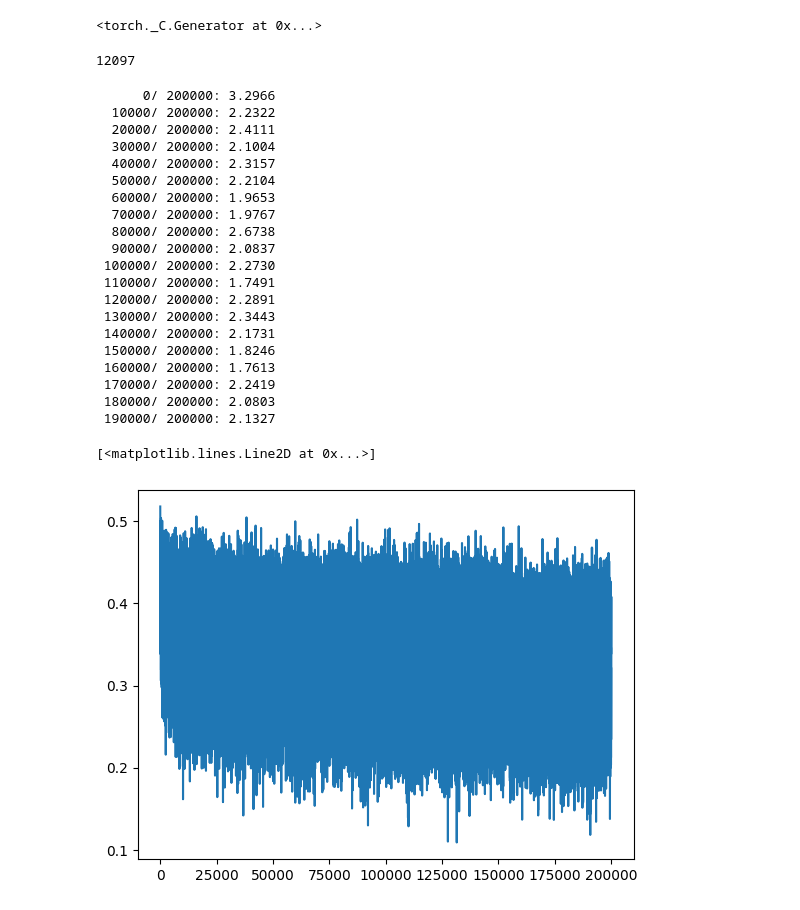
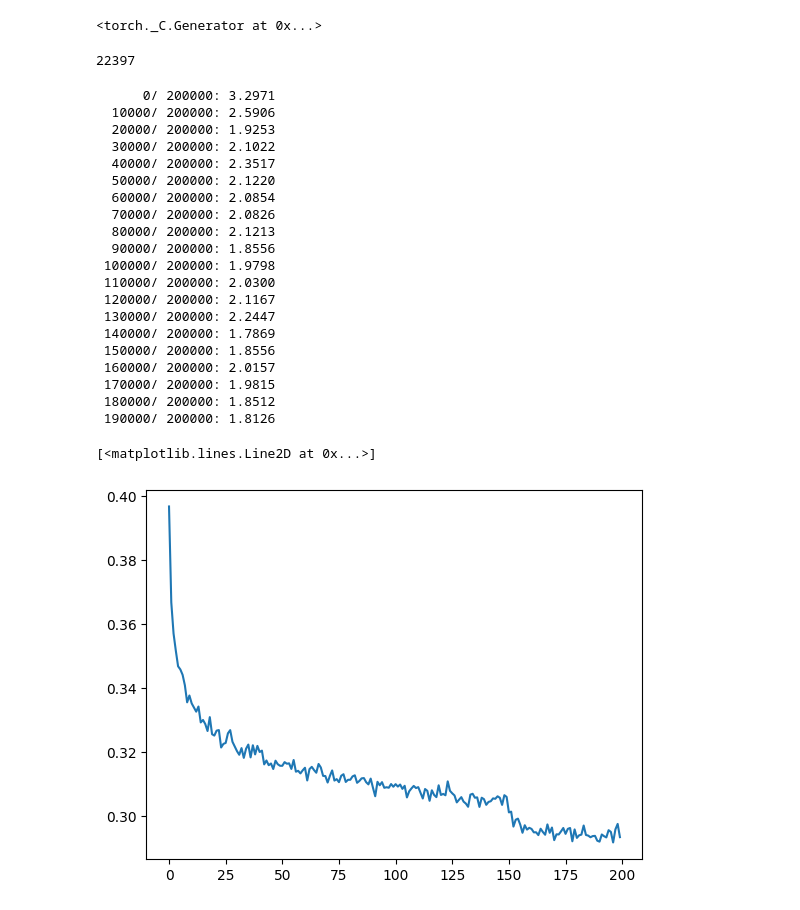
Before and after one commit to EvanChisholm1/nn0-hero, a Jupyter notebook: makemorept5.ipynb, the cells around one changed output. Cells and saved outputs as stored; diff of their text form; code cells hidden in the pictures.

```diff
--- a/makemorept5.ipynb
+++ b/makemorept5.ipynb
@@ -24,7 +24,7 @@ print(vocab_size)
 {1: 'a', 2: 'b', 3: 'c', 4: 'd', 5: 'e', 6: 'f', 7: 'g', 8: 'h', 9: 'i', 10: 'j', 11: 'k', 12: 'l', 13: 'm', 14: 'n', 15: 'o', 16: 'p', 17: 'q', 18: 'r', 19: 's', 20: 't', 21: 'u', 22: 'v', 23: 'w', 2 ...
 27
 # %%
-block_size = 3
+block_size = 8
 
 def build_dataset(words):
     X, Y = [], []
@@ -118,23 +156,25 @@ torch.manual_seed(42)
 <torch._C.Generator at 0x...>
 # %%
 n_embd = 10
-n_hidden = 200
-C = torch.randn((vocab_size, n_embd))
-layers = [
-    Linear(n_embd * block_size, n_hidden, bias=False), BatchNorm1d(n_hidden), Tanh(),
+n_hidden = 68
+model = Sequential([
+    Embedding(vocab_size, n_embd),
+    FlattenConsecutive(2), Linear(n_embd * 2, n_hidden, bias=False), BatchNorm1d(n_hidden), Tanh(),
+    FlattenConsecutive(2), Linear(n_hidden * 2, n_hidden, bias=False), BatchNorm1d(n_hidden), Tanh(),
+    FlattenConsecutive(2), Linear(n_hidden * 2, n_hidden, bias=False), BatchNorm1d(n_hidden), Tanh(),
     Linear(n_hidden, vocab_size)
-]
+])
 
 with torch.no_grad():
-    layers[-1].weight *= 0.1
+    model.layers[-1].weight *= 0.1
 
-parameters = [C] + [p for layer in layers for p in layer.parameters()]
+parameters = model.parameters()
 print(sum(p.nelement() for p in parameters))
 
 for p in parameters:
     p.requires_grad = True
 # %% [output]
-12097
+22397
 # %%
 max_steps = 200000
 batch_size = 32
@@ -145,12 +185,9 @@ for i in range(max_steps):
     ix = torch.randint(0, Xtr.shape[0], (batch_size,))
     Xb, Yb = Xtr[ix], Ytr[ix]
 
-    emb = C[Xb]
-    x = emb.view(emb.shape[0], -1)
-    for layer in layers:
-        x = layer(x)
-
-    loss = F.cross_entropy(x, Yb)
+    # x = Xb
+    logits = model(Xb)
+    loss = F.cross_entropy(logits, Yb)
 
     for p in parameters:
         p.grad = None
@@ -163,30 +200,31 @@ for i in range(max_steps):
     if i % 10000 == 0:
         print(f'{i:7d}/{max_steps:7d}: {loss.item():.4f}')
     lossi.append(loss.log10().item())
+    # break
 # %% [output]
-      0/ 200000: 3.2966
-  10000/ 200000: 2.2322
-  20000/ 200000: 2.4111
-  30000/ 200000: 2.1004
-  40000/ 200000: 2.3157
-  50000/ 200000: 2.2104
-  60000/ 200000: 1.9653
-  70000/ 200000: 1.9767
-  80000/ 200000: 2.6738
-  90000/ 200000: 2.0837
- 100000/ 200000: 2.2730
- 110000/ 200000: 1.7491
- 120000/ 200000: 2.2891
- 130000/ 200000: 2.3443
- 140000/ 200000: 2.1731
- 150000/ 200000: 1.8246
- 160000/ 200000: 1.7613
- 170000/ 200000: 2.2419
- 180000/ 200000: 2.0803
- 190000/ 200000: 2.1327
+      0/ 200000: 3.2971
+  10000/ 200000: 2.5906
+  20000/ 200000: 1.9253
+  30000/ 200000: 2.1022
+  40000/ 200000: 2.3517
+  50000/ 200000: 2.1220
+  60000/ 200000: 2.0854
+  70000/ 200000: 2.0826
+  80000/ 200000: 2.1213
+  90000/ 200000: 1.8556
+ 100000/ 200000: 1.9798
+ 110000/ 200000: 2.0300
+ 120000/ 200000: 2.1167
+ 130000/ 200000: 2.2447
+ 140000/ 200000: 1.7869
+ 150000/ 200000: 1.8556
+ 160000/ 200000: 2.0157
+ 170000/ 200000: 1.9815
+ 180000/ 200000: 1.8512
+ 190000/ 200000: 1.8126
 # %%
-plt.plot(lossi)
+plt.plot(torch.tensor(lossi).view(-1, 1000).mean(1))
 # %% [output]
 [<matplotlib.lines.Line2D at 0x...>]
-[figure, old version]
+[figure, new version]
 # %%
```
Also changed, not shown: parts of 4 cells of this notebook.
